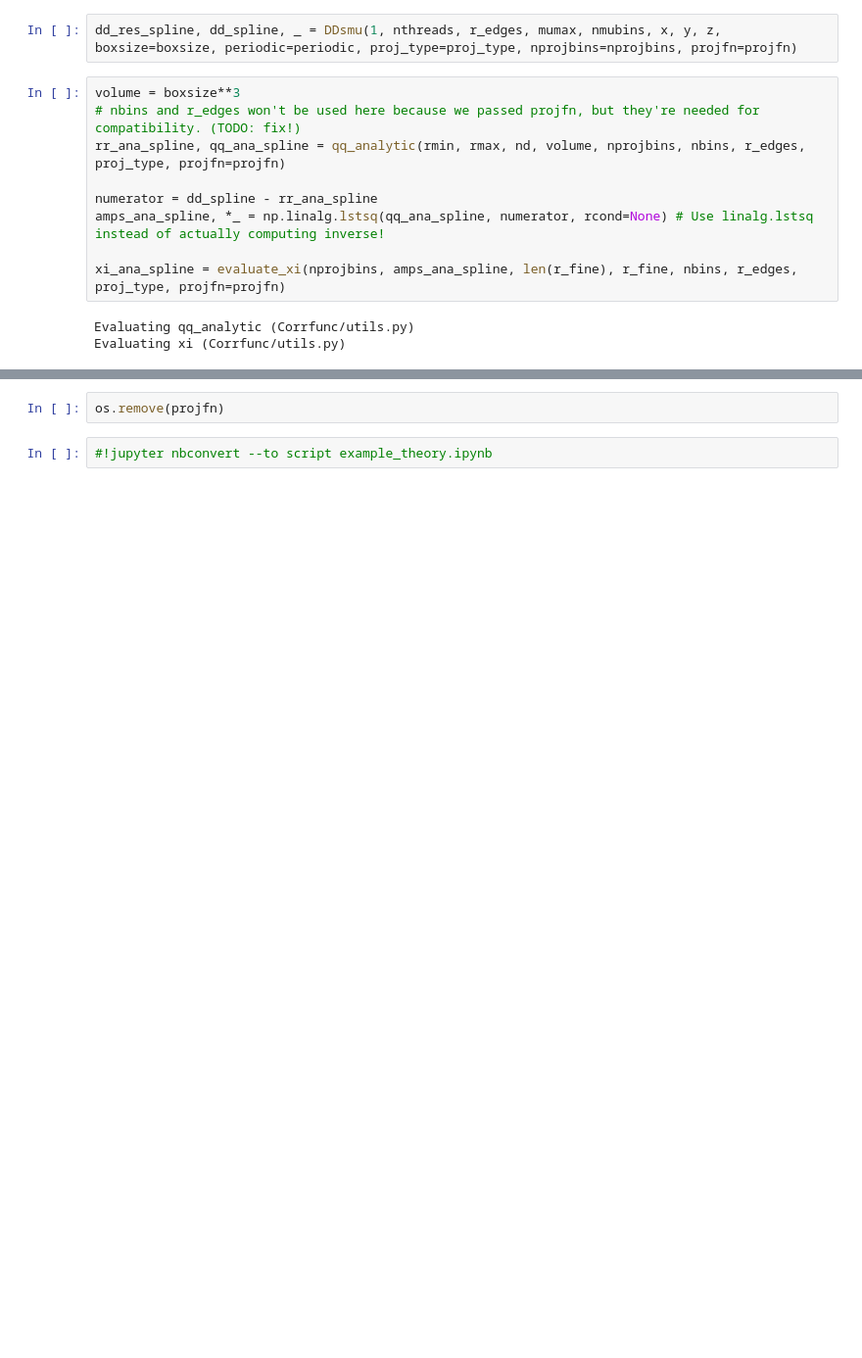
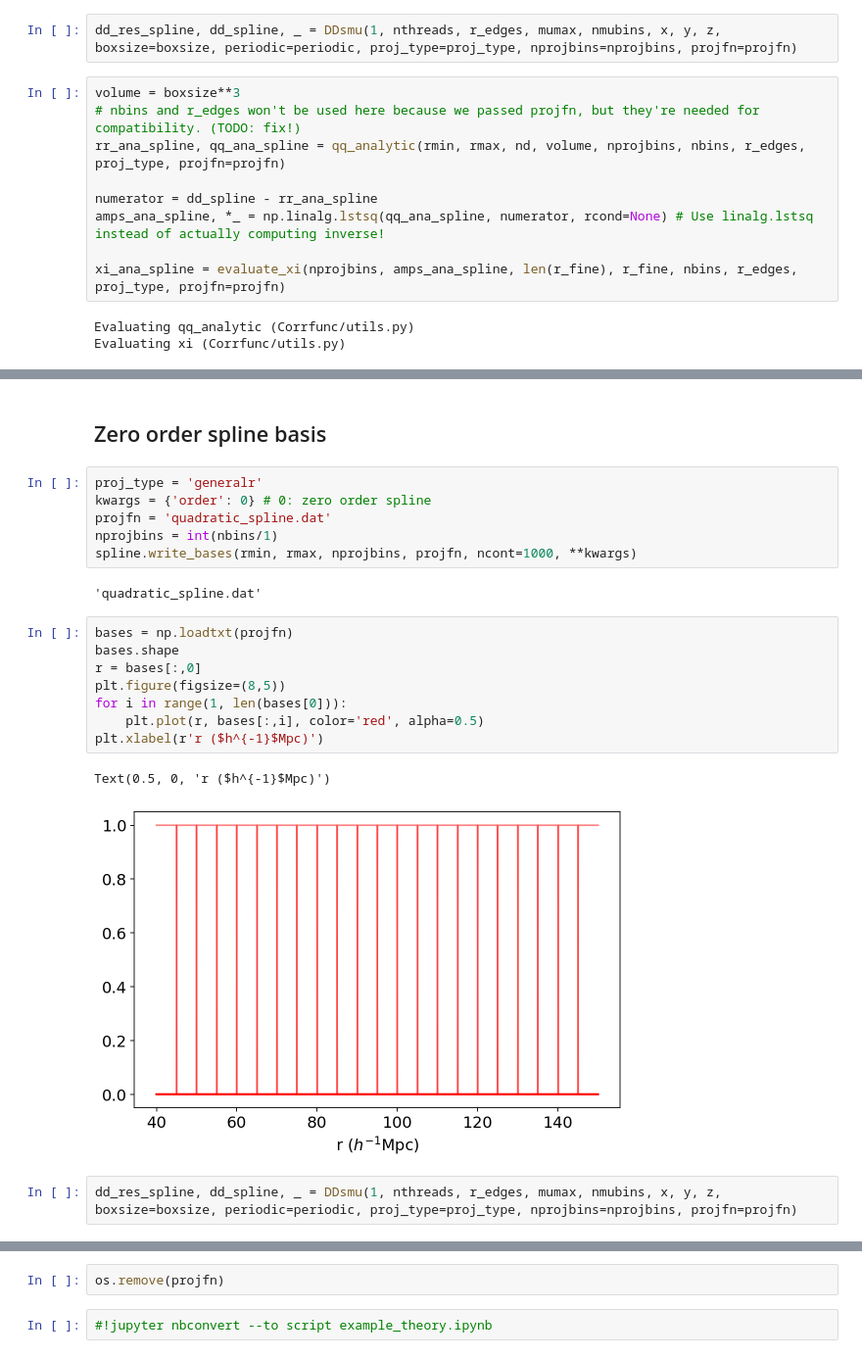
Before and after one commit to abbyw24/CFE_gradients, a Jupyter notebook: lss_data/jul27-continuous-function-estimator.ipynb, the cells around one changed output, grey strips where cells are left out. Shown: that part at 98% size. Cells and saved outputs as stored; diff of their text form; blank space fills up the shorter version.

Commit message:
created quadratic_spline.dat
'quadratic_spline.dat' created from continuous function estimator demo notebook

```diff
--- a/lss_data/jul27-continuous-function-estimator.ipynb
+++ b/lss_data/jul27-continuous-function-estimator.ipynb
@@ -220,0 +224,23 @@ plt.legend()
+# %% [markdown]
+## Zero order spline basis
+# %%
+proj_type = 'generalr'
+kwargs = {'order': 0} # 0: zero order spline
+projfn = 'quadratic_spline.dat'
+nprojbins = int(nbins/1)
+spline.write_bases(rmin, rmax, nprojbins, projfn, ncont=1000, **kwargs)
+# %% [output]
+'quadratic_spline.dat'
+# %%
+bases = np.loadtxt(projfn)
+bases.shape
+r = bases[:,0]
+plt.figure(figsize=(8,5))
+for i in range(1, len(bases[0])):
+    plt.plot(r, bases[:,i], color='red', alpha=0.5)
+plt.xlabel(r'r ($h^{-1}$Mpc)')
+# %% [output]
+Text(0.5, 0, 'r ($h^{-1}$Mpc)')
+[figure, added]
+# %%
+dd_res_spline, dd_spline, _ = DDsmu(1, nthreads, r_edges, mumax, nmubins, x, y, z, boxsize=boxsize, periodic=periodic, proj_type=proj_type, nprojbins=nprojbins, projfn=projfn)
```
Also changed, not shown: parts of 21 cells of this notebook, 1 other file.
